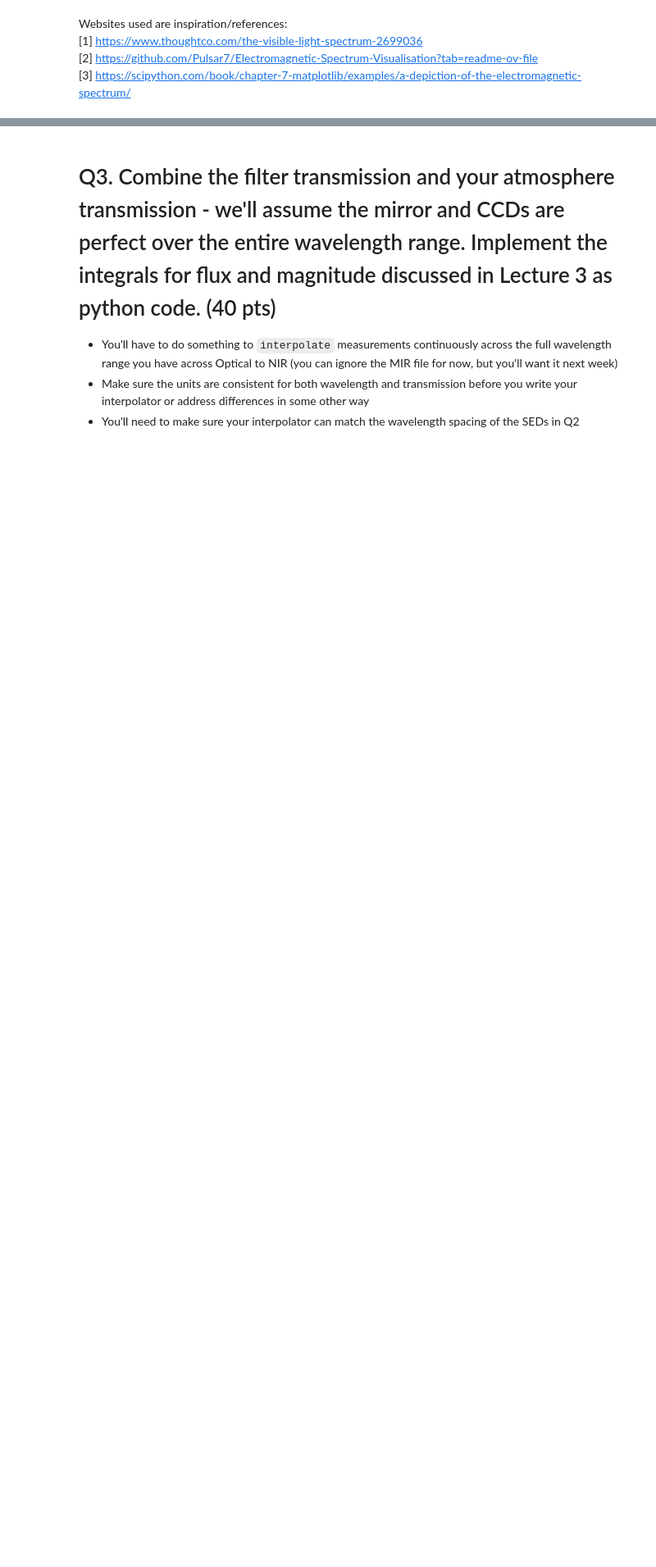
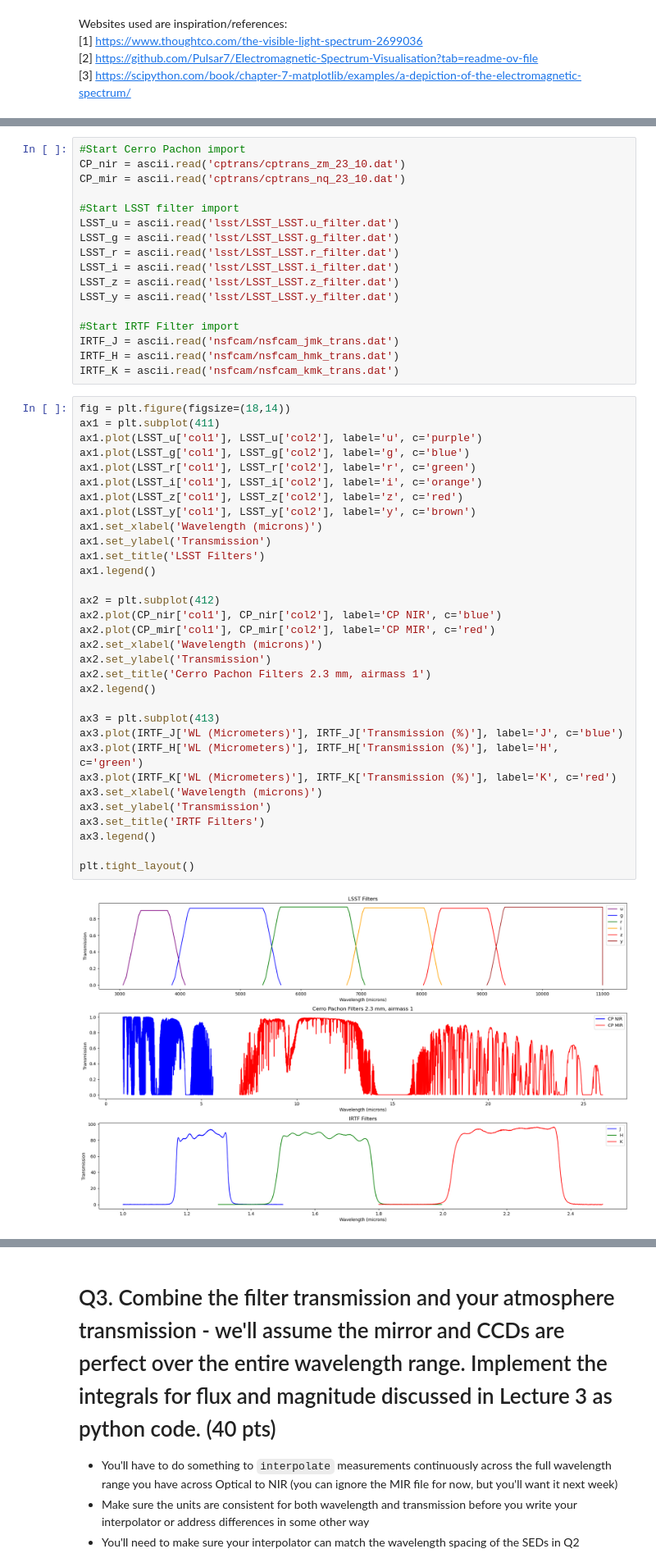
Before and after one commit to gnarayan/ast503_2024_Fall, a Jupyter notebook: homework/VarunSatish/hw1/HW1_ASTR503_VarunSatish.ipynb, the cells around one changed output, grey strips where cells are left out. Shown at 82% size. Drawn from its saved outputs; the diff is of its cells as text; blank space fills up the shorter version.

Commit message:
add q2 stars, get pwv data, set plotting checkpoint

```diff
--- a/homework/VarunSatish/hw1/HW1_ASTR503_VarunSatish.ipynb
+++ b/homework/VarunSatish/hw1/HW1_ASTR503_VarunSatish.ipynb
@@ -196,0 +210,51 @@ Something like this for the atmosphere plot (but until the wavelength you need):
+# %%
+#Start Cerro Pachon import
+CP_nir = ascii.read('cptrans/cptrans_zm_23_10.dat')
+CP_mir = ascii.read('cptrans/cptrans_nq_23_10.dat')
+
+#Start LSST filter import
+LSST_u = ascii.read('lsst/LSST_LSST.u_filter.dat')
+LSST_g = ascii.read('lsst/LSST_LSST.g_filter.dat')
+LSST_r = ascii.read('lsst/LSST_LSST.r_filter.dat')
+LSST_i = ascii.read('lsst/LSST_LSST.i_filter.dat')
+LSST_z = ascii.read('lsst/LSST_LSST.z_filter.dat')
+LSST_y = ascii.read('lsst/LSST_LSST.y_filter.dat')
+
+#Start IRTF Filter import
+IRTF_J = ascii.read('nsfcam/nsfcam_jmk_trans.dat')
+IRTF_H = ascii.read('nsfcam/nsfcam_hmk_trans.dat')
+IRTF_K = ascii.read('nsfcam/nsfcam_kmk_trans.dat')
+# %%
+fig = plt.figure(figsize=(18,14))
+ax1 = plt.subplot(411)
+ax1.plot(LSST_u['col1'], LSST_u['col2'], label='u', c='purple')
+ax1.plot(LSST_g['col1'], LSST_g['col2'], label='g', c='blue')
+ax1.plot(LSST_r['col1'], LSST_r['col2'], label='r', c='green')
+ax1.plot(LSST_i['col1'], LSST_i['col2'], label='i', c='orange')
+ax1.plot(LSST_z['col1'], LSST_z['col2'], label='z', c='red')
+ax1.plot(LSST_y['col1'], LSST_y['col2'], label='y', c='brown')
+ax1.set_xlabel('Wavelength (microns)')
+ax1.set_ylabel('Transmission')
+ax1.set_title('LSST Filters')
+ax1.legend()
+
+ax2 = plt.subplot(412)
+ax2.plot(CP_nir['col1'], CP_nir['col2'], label='CP NIR', c='blue')
+ax2.plot(CP_mir['col1'], CP_mir['col2'], label='CP MIR', c='red')
+ax2.set_xlabel('Wavelength (microns)')
+ax2.set_ylabel('Transmission')
+ax2.set_title('Cerro Pachon Filters 2.3 mm, airmass 1')
+ax2.legend()
+
+ax3 = plt.subplot(413)
+ax3.plot(IRTF_J['WL (Micrometers)'], IRTF_J['Transmission (%)'], label='J', c='blue')
+ax3.plot(IRTF_H['WL (Micrometers)'], IRTF_H['Transmission (%)'], label='H', c='green')
+ax3.plot(IRTF_K['WL (Micrometers)'], IRTF_K['Transmission (%)'], label='K', c='red')
+ax3.set_xlabel('Wavelength (microns)')
+ax3.set_ylabel('Transmission')
+ax3.set_title('IRTF Filters')
+ax3.legend()
+
+plt.tight_layout()
+# %% [output]
+[figure, added]
```
Also changed, not shown: parts of 7 cells of this notebook, 4 other files.
